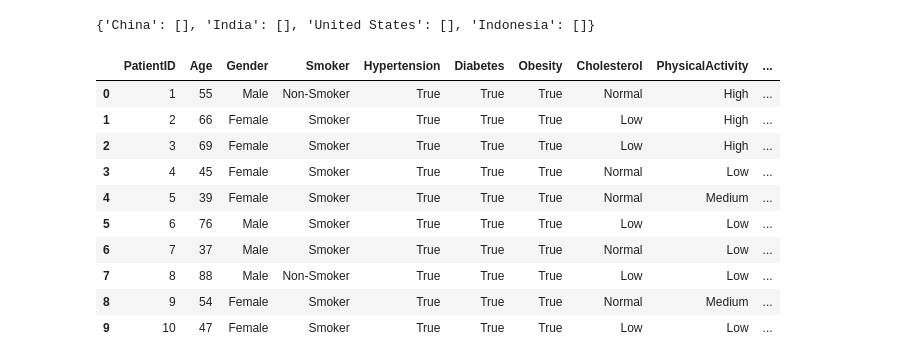
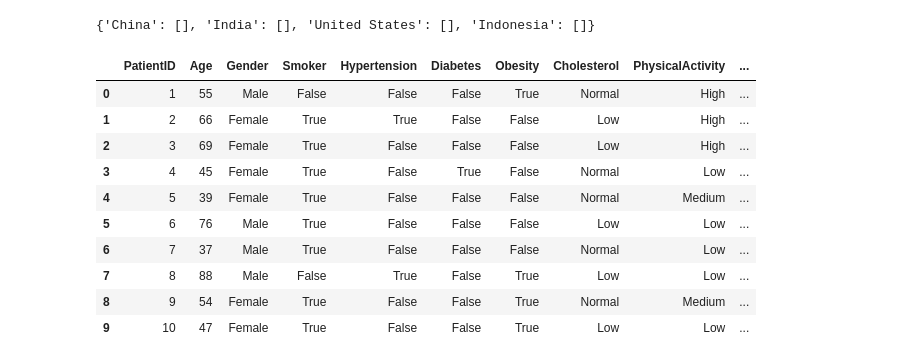
Before and after one commit to miriamsonaglia/Heart-Attack-Prediction-Model, a Jupyter notebook: DataIntensive.ipynb, the cells around one changed output. Cells and saved outputs as stored; diff of their text form; code cells hidden in the pictures.

```diff
--- a/DataIntensive.ipynb
+++ b/DataIntensive.ipynb
@@ -174,24 +174,30 @@ diff_columns
 {'China': [], 'India': [], 'United States': [], 'Indonesia': []}
 # %%
 china['Gender'] = china['Gender'].astype('category')
+china['Smoker'] = china['Smoker'].map({'Smoker':True, 'Non-Smoker':False}).astype('bool') # MIRI ADDED
+china["Hypertension"] = china["Hypertension"].map({"Yes": True, "No": False}).astype('bool') # CONTROLLARE DB (TUTTE TRUE)
+china["Diabetes"] = china["Diabetes"].map({"Yes": True, "No": False}).astype('bool') # CONTROLLARE DB (TUTTE TRUE)
+china["Obesity"] = china["Obesity"].map({"Yes": True, "No": False}).astype('bool') # CONTROLLARE DB (TUTTE TRUE)
 china['Cholesterol'] = china['Cholesterol'].astype('category')
+# PhysicalActivity here --> to bool
+# HealthyDiete here --> to bool
 china['StressLevel'] = china['StressLevel'].astype('category')
-china["Hypertension"] = china["Hypertension"].map({"Yes": True, "No": False}).astype('bool')
-china["Diabetes"] = china["Diabetes"].map({"Yes": True, "No": False}).astype('bool')
-china["Obesity"] = china["Obesity"].map({"Yes": True, "No": False}).astype('bool')
-# Physical to bool da fare
-# Diet to bool da fare
+china['AlcoholConsumption'] = china['AlcoholConsumption'].map({'Yes':True, 'No':False}).astype('bool') # MIRI ADDED
+china['FamilyHistory'] = china['FamilyHistory'].map({'Yes':True, 'No':False}).astype('bool') # MIRI ADDED
+# IncomeLevel here --> to categoric
+china['PreviousHeartAttack'] = china['PreviousHeartAttack'].map({'Yes':True, 'No':False}).astype('bool') # MIRI ADDED
+china['Outcome'] = china['Outcome'].map({'Yes':True, 'No':False}).astype('bool') # MIRI ADDED
 
 china.head(10)
 # %% [output]
 |  | PatientID | Age | Gender | Smoker | Hypertension | Diabetes | Obesity | Cholesterol | PhysicalActivity | ... |
-| 0 | 1 | 55 | Male | Non-Smoker | True | True | True | Normal | High | ... |
-| 1 | 2 | 66 | Female | Smoker | True | True | True | Low | High | ... |
-| 2 | 3 | 69 | Female | Smoker | True | True | True | Low | High | ... |
-| 3 | 4 | 45 | Female | Smoker | True | True | True | Normal | Low | ... |
-| 4 | 5 | 39 | Female | Smoker | True | True | True | Normal | Medium | ... |
-| 5 | 6 | 76 | Male | Smoker | True | True | True | Low | Low | ... |
-| 6 | 7 | 37 | Male | Smoker | True | True | True | Normal | Low | ... |
-| 7 | 8 | 88 | Male | Non-Smoker | True | True | True | Low | Low | ... |
-| 8 | 9 | 54 | Female | Smoker | True | True | True | Normal | Medium | ... |
-| 9 | 10 | 47 | Female | Smoker | True | True | True | Low | Low | ... |
+| 0 | 1 | 55 | Male | False | False | False | True | Normal | High | ... |
+| 1 | 2 | 66 | Female | True | True | False | False | Low | High | ... |
+| 2 | 3 | 69 | Female | True | False | False | False | Low | High | ... |
+| 3 | 4 | 45 | Female | True | False | True | False | Normal | Low | ... |
+| 4 | 5 | 39 | Female | True | False | False | False | Normal | Medium | ... |
+| 5 | 6 | 76 | Male | True | False | False | False | Low | Low | ... |
+| 6 | 7 | 37 | Male | True | False | False | False | Normal | Low | ... |
+| 7 | 8 | 88 | Male | False | True | False | True | Low | Low | ... |
+| 8 | 9 | 54 | Female | True | False | False | True | Normal | Medium | ... |
+| 9 | 10 | 47 | Female | True | False | False | True | Low | Low | ... |
```
Also changed, not shown: parts of 3 cells of this notebook.
